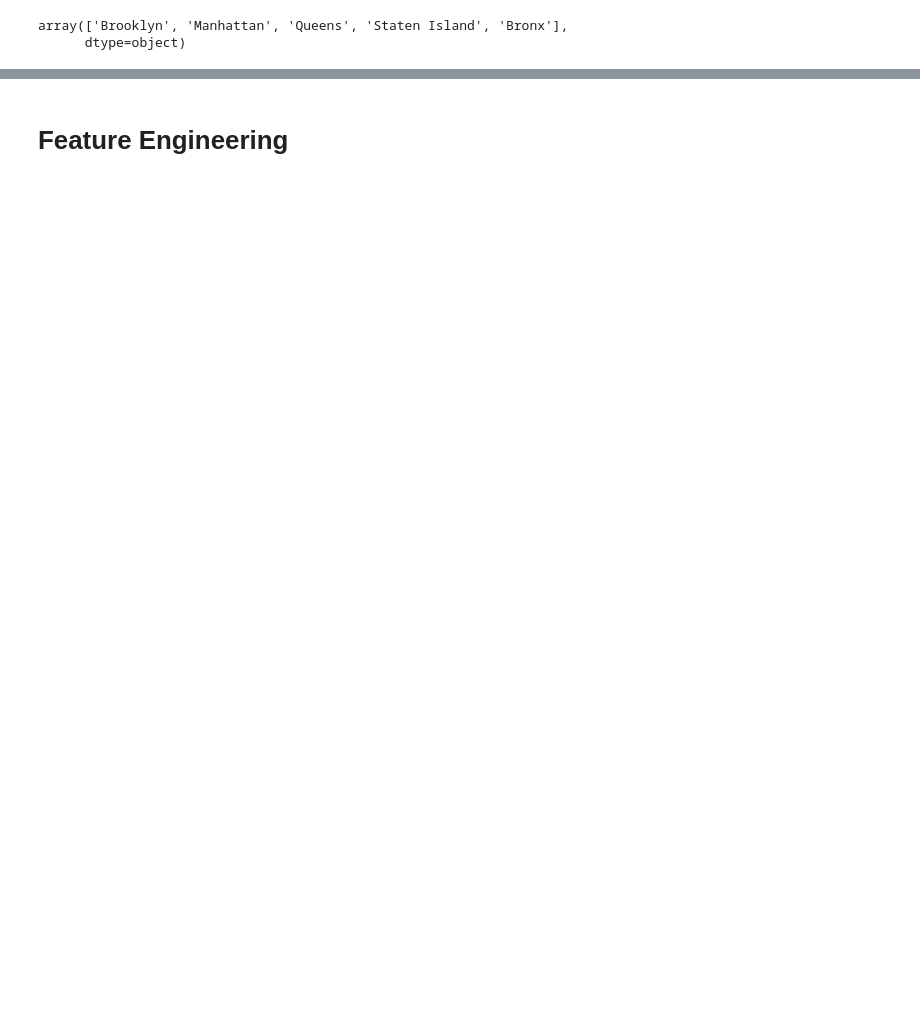
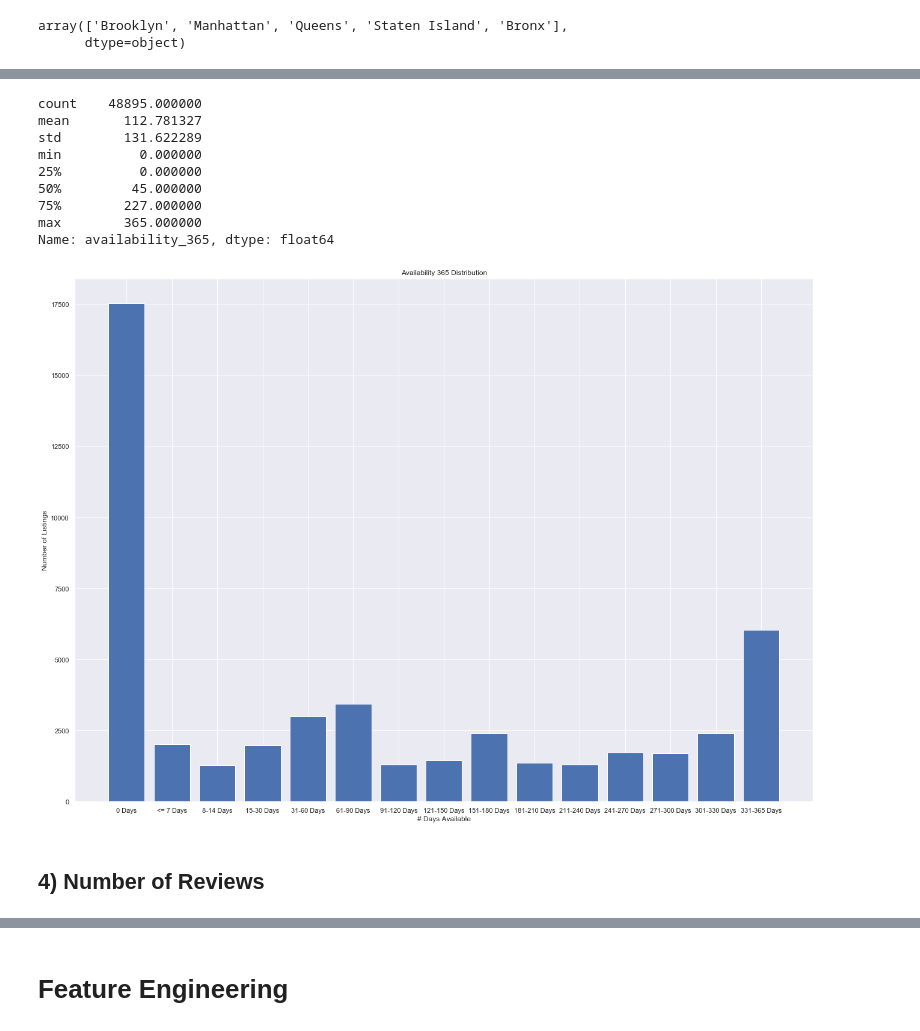
Before and after one commit to kjclarkson624/AirBAnalysis, a Jupyter notebook: AirBPriceAnalysis.ipynb, the cells around one changed output, grey strips where cells are left out. Drawn from its saved outputs; the diff is of its cells as text; code cells hidden in the pictures; blank space fills up the shorter version.

```diff
--- a/AirBPriceAnalysis.ipynb
+++ b/AirBPriceAnalysis.ipynb
@@ -218,0 +258,24 @@ Name: last_review, Length: 48895, dtype: object
+# %%
+plt.figure(figsize=(22,16))
+
+plt.bar(range(len(availability_365)), list(availability_365.values()))
+plt.xticks(range(len(availability_365)), list(availability_365.keys()))
+plt.ylabel('Number of Listings')
+plt.xlabel('# Days Available')
+plt.title('Availability 365 Distribution')
+
+print(airb.availability_365.describe())
+plt.show()
+# %% [output]
+count    48895.000000
+mean       112.781327
+std        131.622289
+min          0.000000
+25%          0.000000
+50%         45.000000
+75%        227.000000
+max        365.000000
+Name: availability_365, dtype: float64
+[figure, added]
+# %% [markdown]
+## 4) Number of Reviews
```
Also changed, not shown: parts of 74 cells of this notebook.
